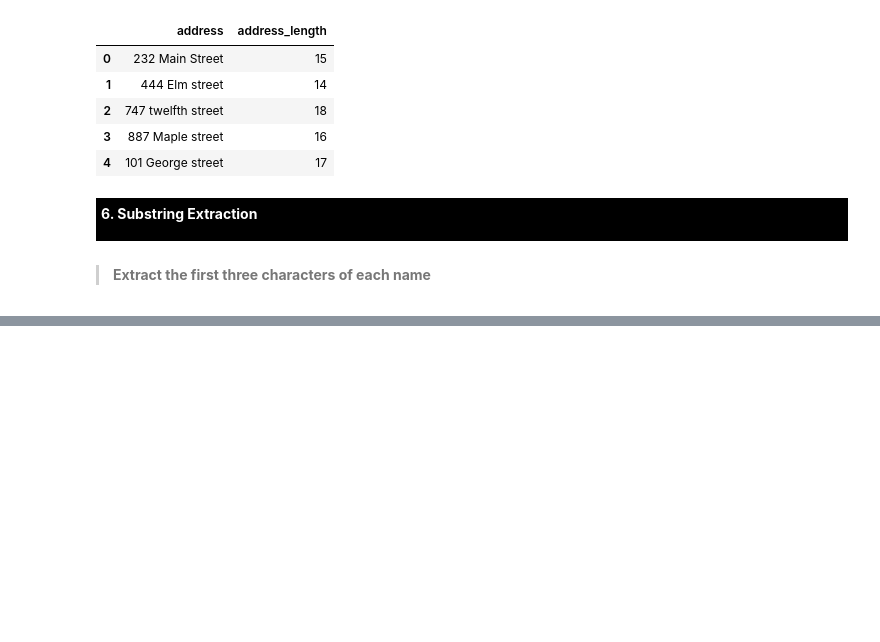
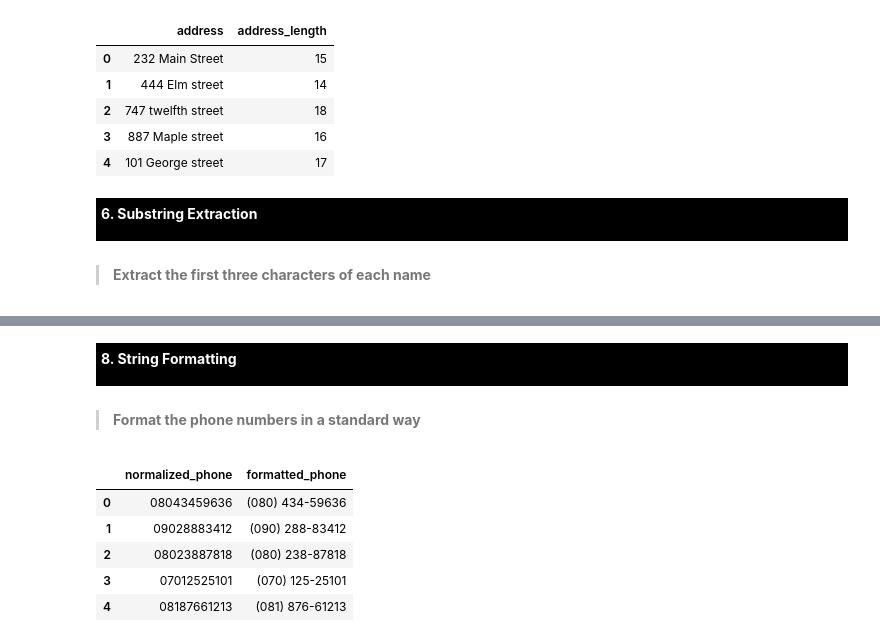
Before and after one commit to Craphtr/Python-Essentials-For-Machine-Learning, a Jupyter notebook: 08_Data_Cleaning&Preparation_in_Pandas.ipynb, the cells around one changed output, grey strips where cells are left out. Saved outputs shown, nothing was run; the diff lists cells and outputs as text; code cells hidden in the pictures; blank space fills up the shorter version.

```diff
--- a/08_Data_Cleaning&Preparation_in_Pandas.ipynb
+++ b/08_Data_Cleaning&Preparation_in_Pandas.ipynb
@@ -1047,0 +1067,16 @@ dbase
+# %% [markdown]
+<div style="background-color: black; padding: 5px">
+    <p><b><font size="+2" color="white">8. String Formatting</font></b></p>
+    </div>
+
+> #### **Format the phone numbers in a standard way**
+# %%
+dbase['formatted_phone'] = dbase['normalized_phone'].apply(lambda x: f'({x[:3]}) {x[3:6]}-{x[6:]}')
+dbase[['normalized_phone','formatted_phone']]
+# %% [output]
+|  | normalized_phone | formatted_phone |
+| 0 | 08043459636 | (080) 434-59636 |
+| 1 | 09028883412 | (090) 288-83412 |
+| 2 | 08023887818 | (080) 238-87818 |
+| 3 | 07012525101 | (070) 125-25101 |
+| 4 | 08187661213 | (081) 876-61213 |
```
Also changed, not shown: parts of 44 cells of this notebook.
